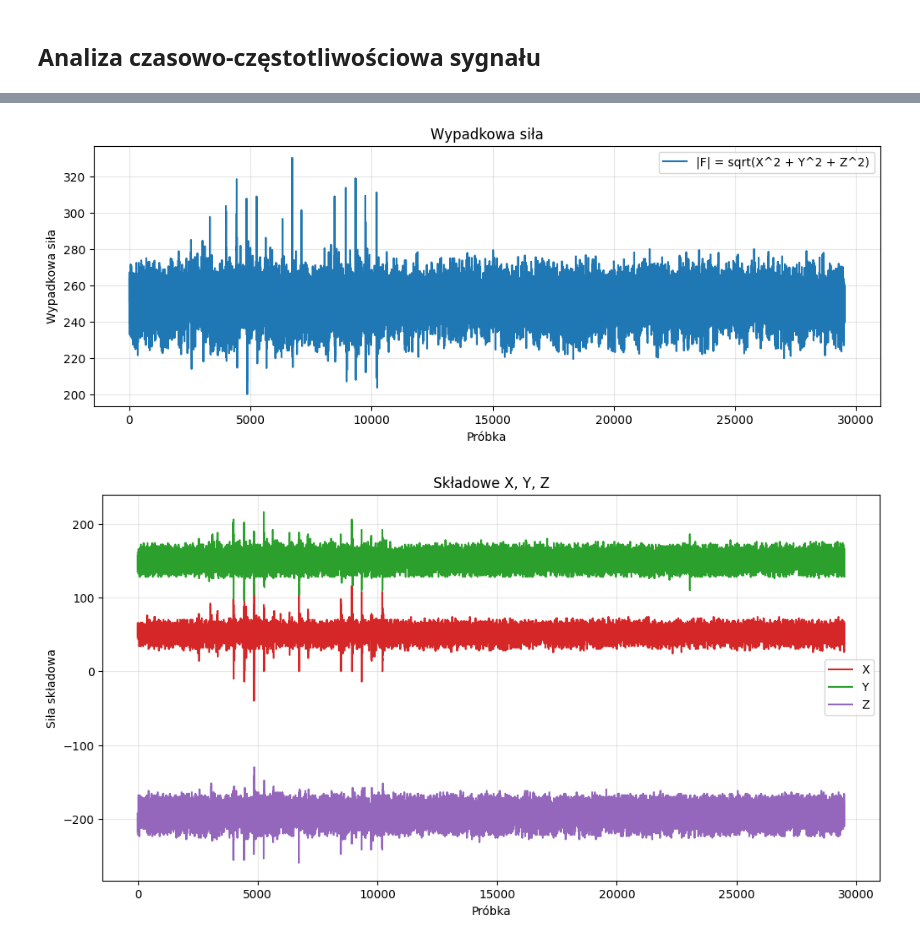
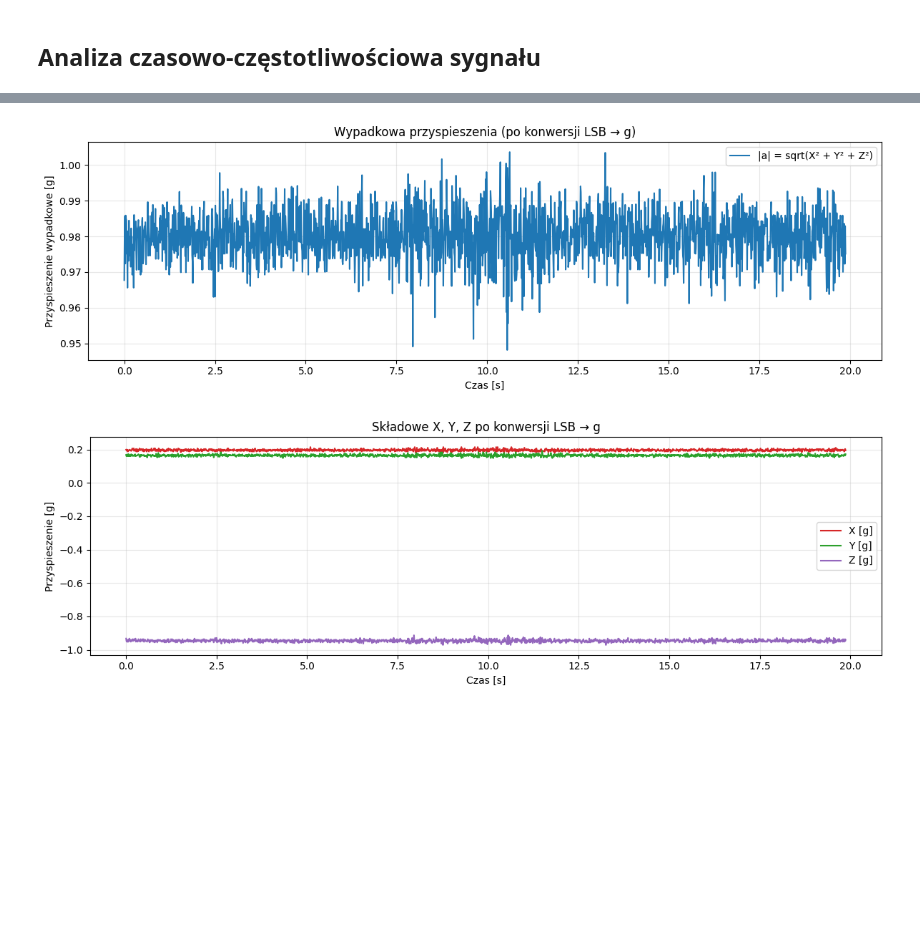
Before and after one commit to ThisIsSzimon/STM32-Time-Frequency-Analysis, a Jupyter notebook: Core/Python/TimeFrequencyAnalysis.ipynb, the cells around one changed output, grey strips where cells are left out. Drawn from its saved outputs; the diff is of its cells as text; code cells hidden in the pictures; blank space fills up the shorter version.

Commit message:
fifo + wyświetlanie binarne

```diff
--- a/Core/Python/TimeFrequencyAnalysis.ipynb
+++ b/Core/Python/TimeFrequencyAnalysis.ipynb
@@ -5,5 +5,15 @@ import pandas as pd
 import matplotlib.pyplot as plt
 import numpy as np
 
-df = pd.read_csv('data/dane_ascii.csv')
-df
+fs = 1600 # częstotliwość próbkowania [Hz]
+lsb_to_g = 0.0039 # przelicznik LSB -> g (FULL_RES = 3.9 mg/LSB)
+
+df = pd.read_csv('data/dane_bin_fifo.csv')
+
+df['X_g'] = df['X'] * lsb_to_g
+df['Y_g'] = df['Y'] * lsb_to_g
+df['Z_g'] = df['Z'] * lsb_to_g
+
+df['R_g'] = np.sqrt(df['X_g']**2 + df['Y_g']**2 + df['Z_g']**2)
+
+t = df['czas [s]'].to_numpy()
@@ -24,22 +20,25 @@ df
 # %%
-import numpy as np
-import matplotlib.pyplot as plt
+plt.figure(figsize=(12, 4))
+plt.plot(t, df['R_g'], label='|a| = sqrt(X² + Y² + Z²)', color='#1f77b4')
+plt.xlabel('Czas [s]')
+plt.ylabel('Przyspieszenie wypadkowe [g]')
+plt.title('Wypadkowa przyspieszenia (po konwersji LSB → g)')
+plt.grid(True, alpha=0.3)
+plt.legend()
+plt.tight_layout()
+plt.show()
 
-df['R'] = np.sqrt(df['X']**2 + df['Y']**2 + df['Z']**2)
-
-# Wykres 1: wypadkowa
 plt.figure(figsize=(12, 4))
-plt.plot(df['R'].values, label='|F| = sqrt(X^2 + Y^2 + Z^2)', color='#1f77b4')
-plt.xlabel('Próbka'); plt.ylabel('Wypadkowa siła'); plt.title('Wypadkowa siła')
-plt.grid(True, alpha=0.3); plt.legend(); plt.show()
-
-# Wykres 2: składowe X, Y, Z
-plt.figure(figsize=(12, 6))
-plt.plot(df['X'].values, label='X', color='#d62728')
-plt.plot(df['Y'].values, label='Y', color='#2ca02c')
-plt.plot(df['Z'].values, label='Z', color='#9467bd')
-plt.xlabel('Próbka'); plt.ylabel('Siła składowa'); plt.title('Składowe X, Y, Z')
-plt.grid(True, alpha=0.3); plt.legend(); plt.show()
+plt.plot(t, df['X_g'], label='X [g]', color='#d62728')
+plt.plot(t, df['Y_g'], label='Y [g]', color='#2ca02c')
+plt.plot(t, df['Z_g'], label='Z [g]', color='#9467bd')
+plt.xlabel('Czas [s]')
+plt.ylabel('Przyspieszenie [g]')
+plt.title('Składowe X, Y, Z po konwersji LSB → g')
+plt.grid(True, alpha=0.3)
+plt.legend()
+plt.tight_layout()
+plt.show()
 # %% [output]
-[figure, old version]
+[figure, new version]
-[figure, old version]
+[figure, new version]
```
Also changed, not shown: parts of 2 cells of this notebook, 8 other files.
